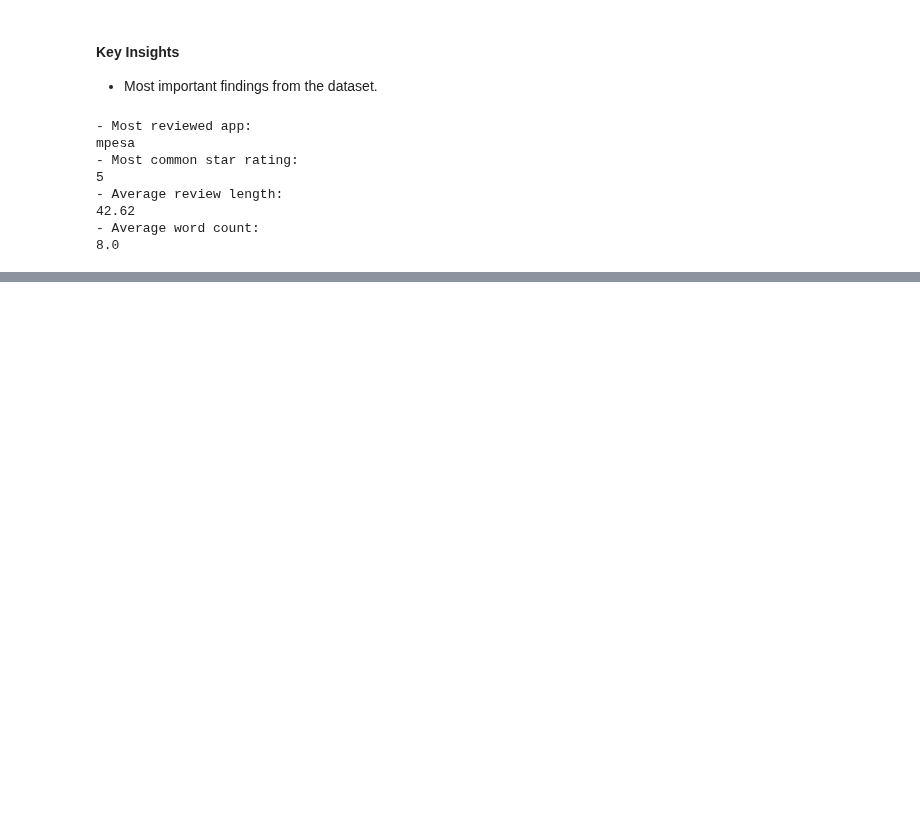
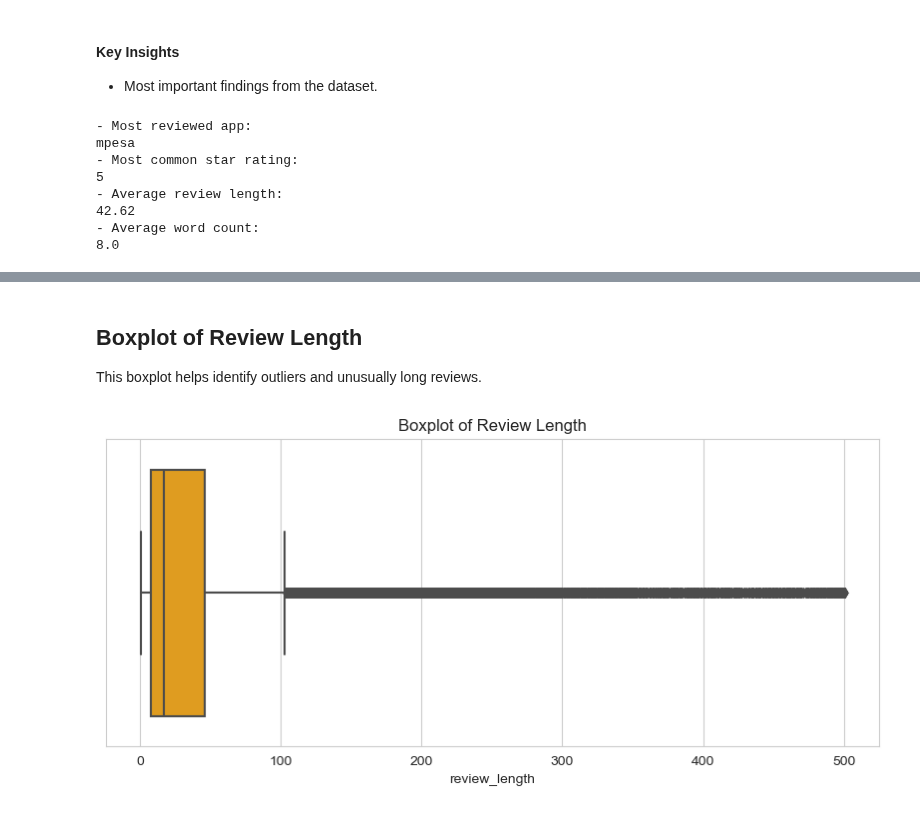
Before and after one commit to chepbree/Pesa-Salama-Classifier, a Jupyter notebook: notebooks/02.exploratory_data_analysis.ipynb, the cells around one changed output, grey strips where cells are left out. Drawn from its saved outputs; the diff is of its cells as text; code cells hidden in the pictures; blank space fills up the shorter version.

```diff
--- a/notebooks/02.exploratory_data_analysis.ipynb
+++ b/notebooks/02.exploratory_data_analysis.ipynb
@@ -300,0 +359,17 @@ mpesa
+# %% [markdown]
+## Boxplot of Review Length
+
+This boxplot helps identify outliers and unusually long reviews.
+# %%
+plt.figure(figsize=(10,4))
+
+sns.boxplot(
+    x=df['review_length'],
+    color='orange'
+)
+
+plt.title('Boxplot of Review Length')
+
+plt.show()
+# %% [output]
+[figure, added]
```
Also changed, not shown: parts of 13 cells of this notebook.
